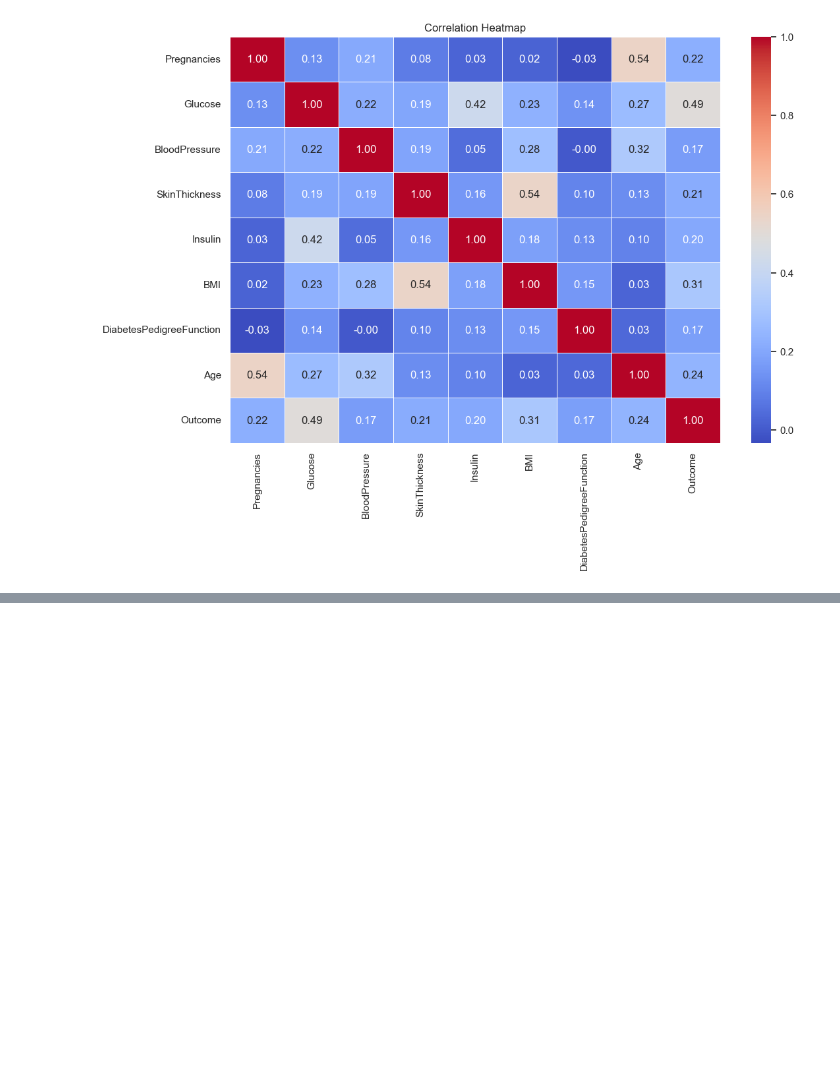
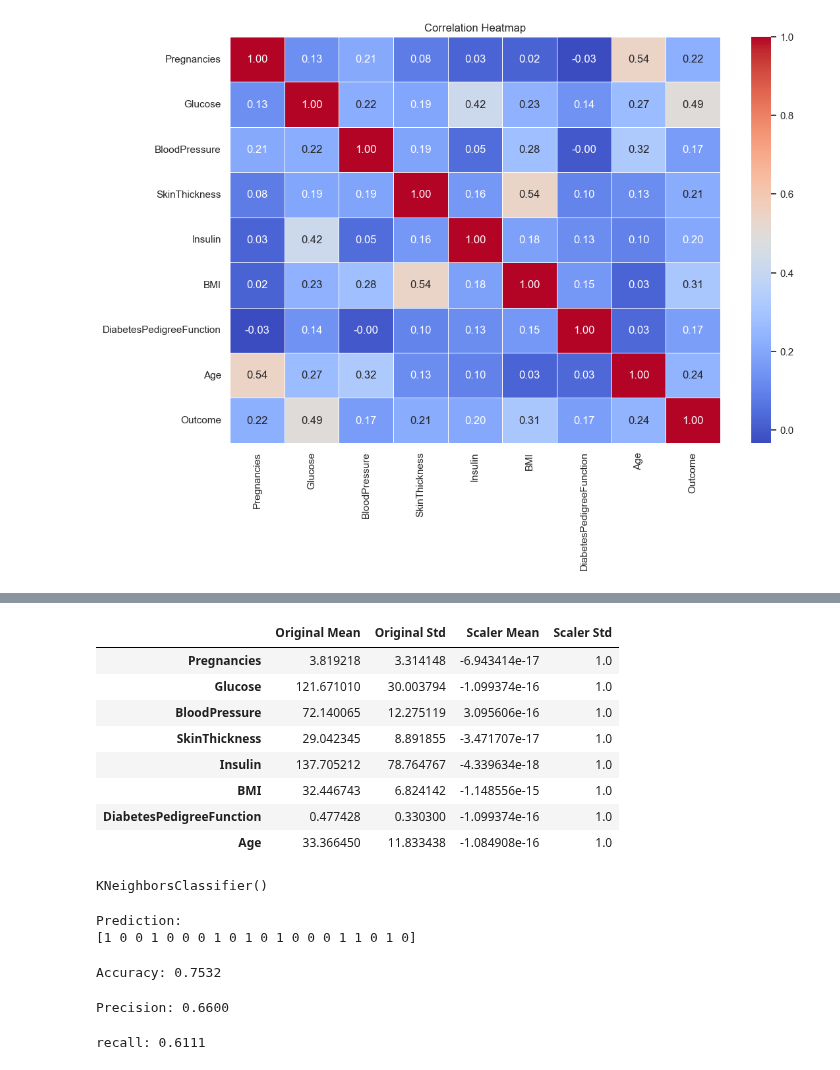
Before and after one commit to sohamkharabe/ML-Practicals, a Jupyter notebook: Lab- 5/Untitled.ipynb, the cells around one changed output, grey strips where cells are left out. Saved outputs shown, nothing was run; the diff lists cells and outputs as text; code cells hidden in the pictures; blank space fills up the shorter version.

```diff
--- a/Lab- 5/Untitled.ipynb
+++ b/Lab- 5/Untitled.ipynb
@@ -278,0 +324,4 @@ plt.show()
+# %%
+X_train,X_test,y_train,y_test = train_test_split(X,y,test_size = 0.20,random_state = 42,stratify=y)
+print("Training Samples:", X_train.shape[0])
+print("Testing Samples:", X_test.shape[0])
@@ -278,0 +348,5 @@ plt.show()
+# %%
+scaler = StandardScaler()
+X_train_scaled = scaler.fit_transform(X_train)
+X_test_scaled = scaler.transform(X_test)
+print("Scaling Completed")
@@ -278,0 +387,46 @@ plt.show()
+# %%
+comparison = pd.DataFrame({
+    "Original Mean" : X_train.mean(),
+    "Original Std" : X_train.std(),
+    "Scaler Mean" : X_train_scaled.mean(axis=0),
+    "Scaler Std" : X_train_scaled.std(axis=0)
+})
+display(comparison)
+# %% [output]
+|  | Original Mean | Original Std | Scaler Mean | Scaler Std |
+| Pregnancies | 3.819218 | 3.314148 | -6.943414e-17 | 1.0 |
+| Glucose | 121.671010 | 30.003794 | -1.099374e-16 | 1.0 |
+| BloodPressure | 72.140065 | 12.275119 | 3.095606e-16 | 1.0 |
+| SkinThickness | 29.042345 | 8.891855 | -3.471707e-17 | 1.0 |
+| Insulin | 137.705212 | 78.764767 | -4.339634e-18 | 1.0 |
+| BMI | 32.446743 | 6.824142 | -1.148556e-15 | 1.0 |
+| DiabetesPedigreeFunction | 0.477428 | 0.330300 | -1.099374e-16 | 1.0 |
+| Age | 33.366450 | 11.833438 | -1.084908e-16 | 1.0 |
+# %%
+from sklearn.neighbors import KNeighborsClassifier
+knn = KNeighborsClassifier(n_neighbors=5)
+knn.fit(X_train_scaled, y_train)
+# %% [output]
+KNeighborsClassifier()
+# %%
+y_pred = knn.predict(X_test_scaled)
+print("Prediction:")
+print(y_pred[:20])
+# %% [output]
+Prediction:
+[1 0 0 1 0 0 0 1 0 1 0 1 0 0 0 1 1 0 1 0]
+# %%
+accuracy = accuracy_score(y_test,y_pred)
+print(f"Accuracy: {accuracy:.4f}")
+# %% [output]
+Accuracy: 0.7532
+# %%
+precision = precision_score(y_test,y_pred)
+print(f"Precision: {precision:.4f}")
+# %% [output]
+Precision: 0.6600
+# %%
+recall = recall_score(y_test,y_pred)
+print(f"recall: {recall:.4f}")
+# %% [output]
+recall: 0.6111
```
Also changed, not shown: parts of 11 cells of this notebook.
